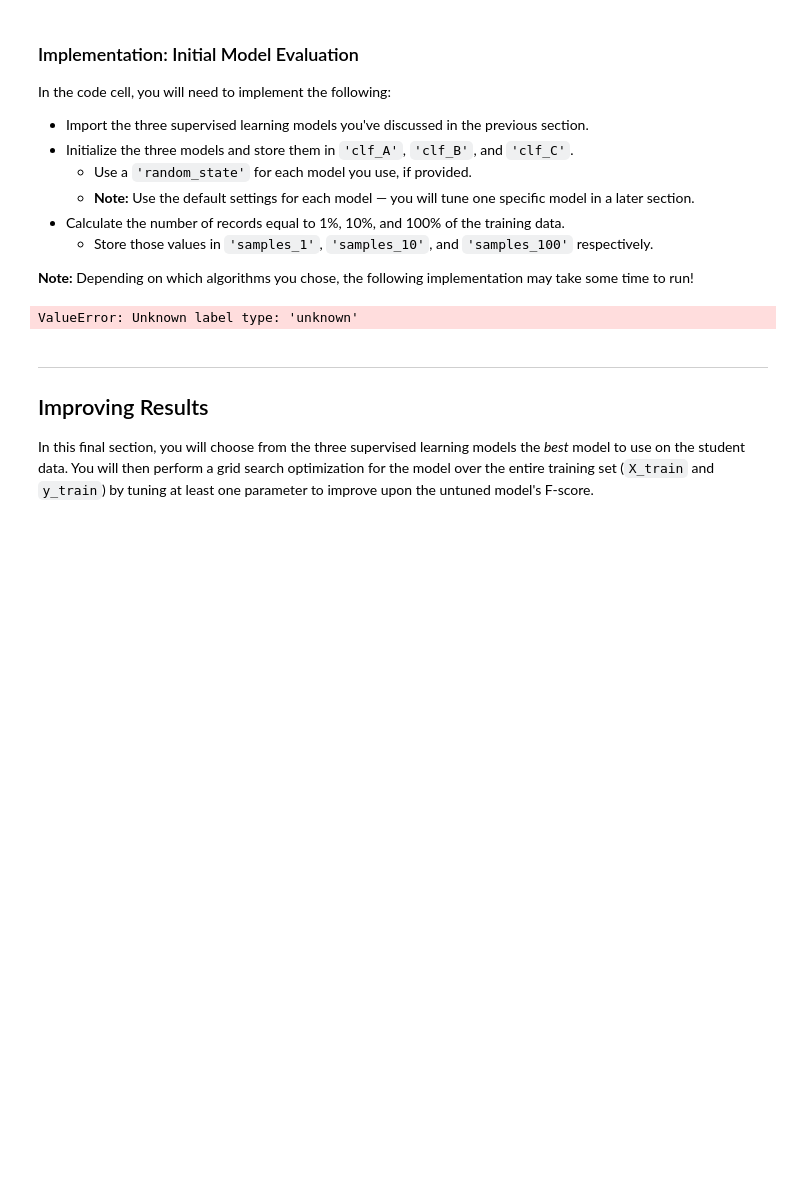
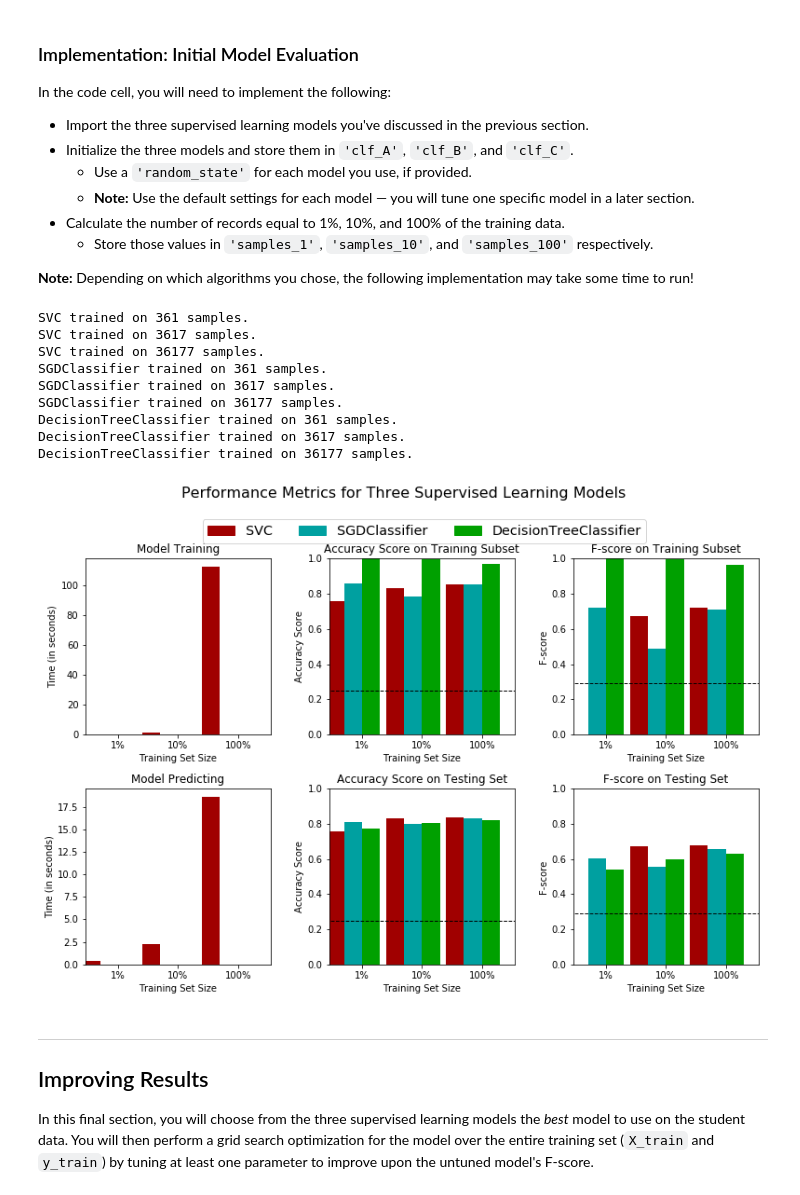
Before and after one commit to limpins/finding_donors, a Jupyter notebook: finding_donors.ipynb, the cells around one changed output. Drawn from its saved outputs; the diff is of its cells as text; code cells hidden in the pictures; blank space fills up the shorter version.

```diff
--- a/finding_donors.ipynb
+++ b/finding_donors.ipynb
@@ -161,15 +161,20 @@ Additionally, as with the non-numeric features, we need to convert the non-numer
    - Set records with "<=50K" to `0` and records with ">50K" to `1`.
 # %%
 # TODO: One-hot encode the 'features_log_minmax_transform' data using pandas.get_dummies()
-NanNumerical = ['workclass' ,'education_level', 'marital-status', 'occupation', 'relationship', 'race', 'sex', 'native-country']
+#NanNumerical = ['workclass' ,'education_level', 'marital-status', 'occupation', 'relationship', 'race', 'sex', 'native-country']
 features_final = pd.DataFrame(data = features_log_minmax_transform)
-features_final = pd.get_dummies(features_final[NanNumerical])
+
+#features_final = pd.get_dummies(features_final[NanNumerical])
+features_final = pd.get_dummies(features_final)
 
 # TODO: Encode the 'income_raw' data to numerical values
+"""
 income_raw[income_raw == '<=50K'] = 0
 income_raw[income_raw == '>50K'] = 1
 income = income_raw
-
+"""
+income = []
+income = income_raw.apply(lambda x: 0 if x == '<=50K' else 1)
 
 # Print the number of features after one-hot encoding
 encoded = list(features_final.columns)
@@ -256,11 +258,11 @@ TN = 0 # No predicted negatives in the naive case
 FN = 0 # No predicted negatives in the naive case
 '''
 # TODO: Calculate accuracy, precision and recall
-TP = n_greater_50k
-FP = n_at_most_50k
+TP = np.sum(income)
+FP = income.count() - TP
 TN = 0
 FN = 0
-accuracy = n_greater_50k/n_records
+accuracy = TP/n_records
 recall = TP/(TP+FN)
 precision = TP /(TP+FP)
 beta = 0.5
@@ -338,7 +340,7 @@ def train_predict(learner, sample_size, X_train, y_train, X_test, y_test):
     #       then get predictions on the first 300 training samples(X_train) using .predict()
     start = time() # Get start time
     predictions_test = learner.predict(X_test)
-    predictions_train = learner.predict(X_train[:300].values)
+    predictions_train = learner.predict(X_train[:300])
     end = time() # Get end time
 
     # TODO: Calculate the total prediction time
@@ -351,10 +353,10 @@ def train_predict(learner, sample_size, X_train, y_train, X_test, y_test):
     results['acc_test'] = accuracy_score(y_test,predictions_test)
 
     # TODO: Compute F-score on the the first 300 training samples using fbeta_score()
-    results['f_train'] = fbeta_score(y_train[:300],predictions_train)
+    results['f_train'] = fbeta_score(y_train[:300],predictions_train, beta=0.5)
 
     # TODO: Compute F-score on the test set which is y_test
-    results['f_test'] = fbeta_score(y_test,predictions_test)
+    results['f_test'] = fbeta_score(y_test,predictions_test, beta=0.5)
 
     # Success
     print("{} trained on {} samples.".format(learner.__class__.__name__, sample_size))
@@ -375,35 +377,44 @@ In the code cell, you will need to implement the following:
 # %%
 # TODO: Import the three supervised learning models from sklearn
 from sklearn.svm import SVC
 from sklearn import linear_model
 from sklearn.tree import DecisionTreeClassifier
 
 # TODO: Initialize the three models
 clf_A = SVC(random_state=10)
 clf_B = linear_model.SGDClassifier(random_state=20)
 clf_C = DecisionTreeClassifier(random_state=30)
 
 # TODO: Calculate the number of samples for 1%, 10%, and 100% of the training data
 # HINT: samples_100 is the entire training set i.e. len(y_train)
 # HINT: samples_10 is 10% of samples_100
 # HINT: samples_1 is 1% of samples_100
-samples_100 = len(y_train)
+samples_100 = int(len(y_train))
 samples_10 = int(0.1 * len(y_train))
 samples_1 = int(0.01 * len(y_train))
 
 # Collect results on the learners
 results = {}
 for clf in [clf_A, clf_B, clf_C]:
     clf_name = clf.__class__.__name__
     results[clf_name] = {}
     for i, samples in enumerate([samples_1, samples_10, samples_100]):
         results[clf_name][i] = \
         train_predict(clf, samples, X_train, y_train, X_test, y_test)
 
 # Run metrics visualization for the three supervised learning models chosen
 vs.evaluate(results, accuracy, fscore)
 # %% [output]
-ValueError: Unknown label type: 'unknown'
+SVC trained on 361 samples.
+SVC trained on 3617 samples.
+SVC trained on 36177 samples.
+SGDClassifier trained on 361 samples.
+SGDClassifier trained on 3617 samples.
+SGDClassifier trained on 36177 samples.
+DecisionTreeClassifier trained on 361 samples.
+DecisionTreeClassifier trained on 3617 samples.
+DecisionTreeClassifier trained on 36177 samples.
+[figure, added]
 # %% [markdown]
 ----
 ## Improving Results
```
Also changed, not shown: parts of 8 cells of this notebook.
